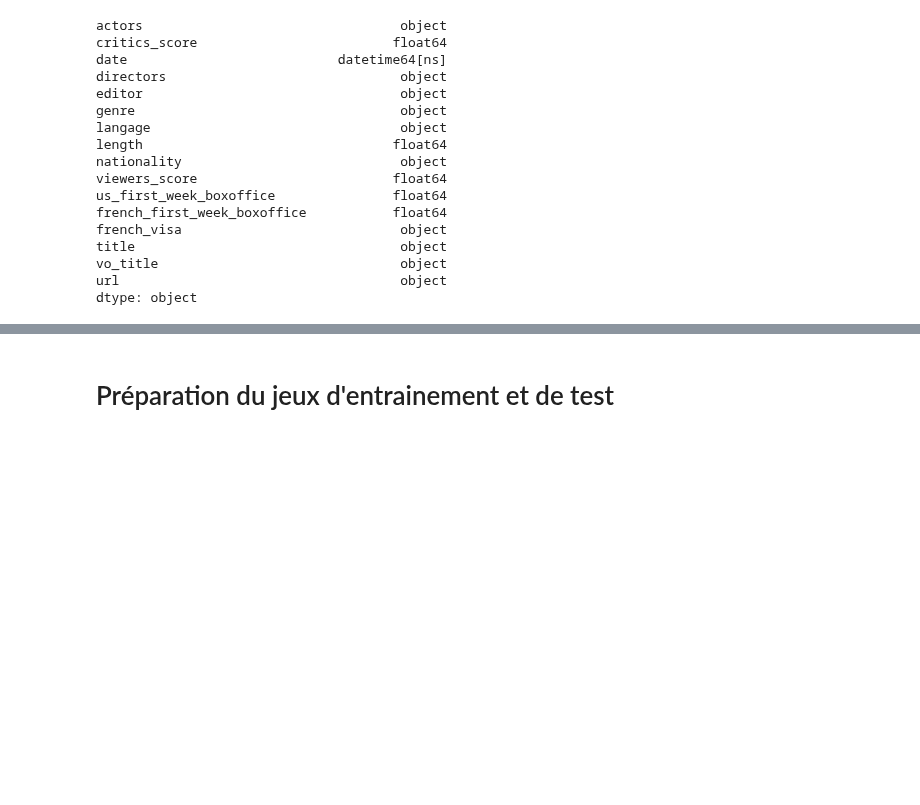
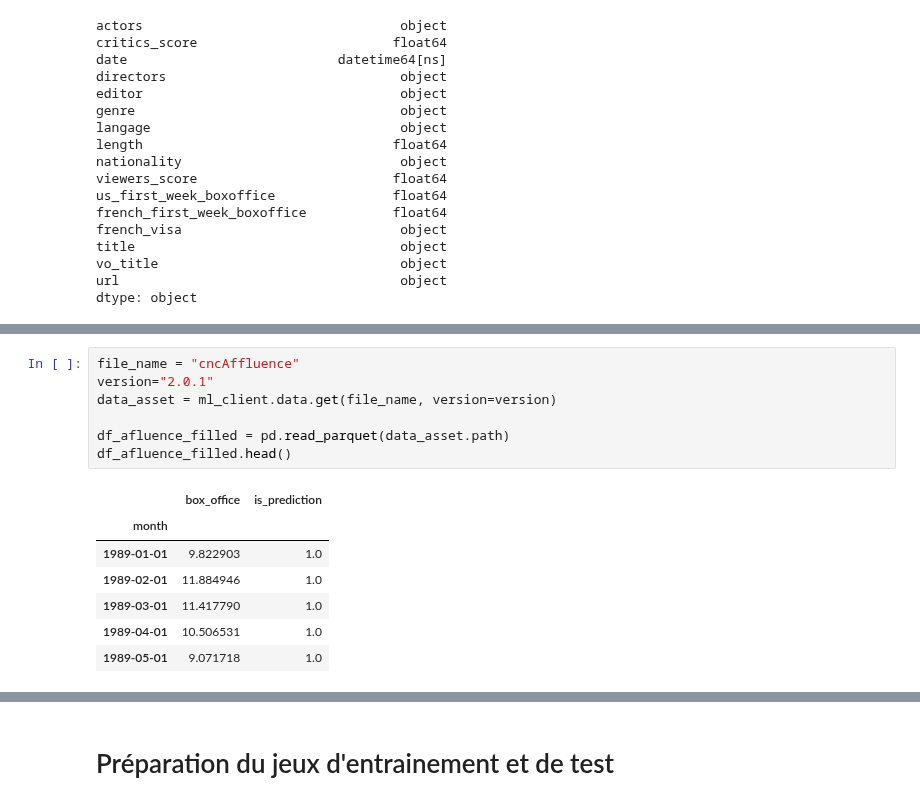
Before and after one commit to SamuelTD/new_is_always_better, a Jupyter notebook: modelisation/victor/arima_Xgboost.ipynb, the cells around one changed output, grey strips where cells are left out. Drawn from its saved outputs; the diff is of its cells as text; blank space fills up the shorter version.

```diff
--- a/modelisation/victor/arima_Xgboost.ipynb
+++ b/modelisation/victor/arima_Xgboost.ipynb
@@ -93,3 +99,18 @@ Attempting to instrument while already instrumented
 | 2009-03-01 | 20.087500 | 0 |
 | 2009-04-01 | 16.975000 | 0 |
 | 2009-05-01 | 14.528333 | 0 |
+# %%
+file_name = "cncAffluence"
+version="2.0.1"
+data_asset = ml_client.data.get(file_name, version=version)
+
+df_afluence_filled = pd.read_parquet(data_asset.path)
+df_afluence_filled.head()
+# %% [output]
+|  | box_office | is_prediction |
+| month |  |  |
+| 1989-01-01 | 9.822903 | 1.0 |
+| 1989-02-01 | 11.884946 | 1.0 |
+| 1989-03-01 | 11.417790 | 1.0 |
+| 1989-04-01 | 10.506531 | 1.0 |
+| 1989-05-01 | 9.071718 | 1.0 |
```
Also changed, not shown: parts of 22 cells of this notebook, 9 other files.
